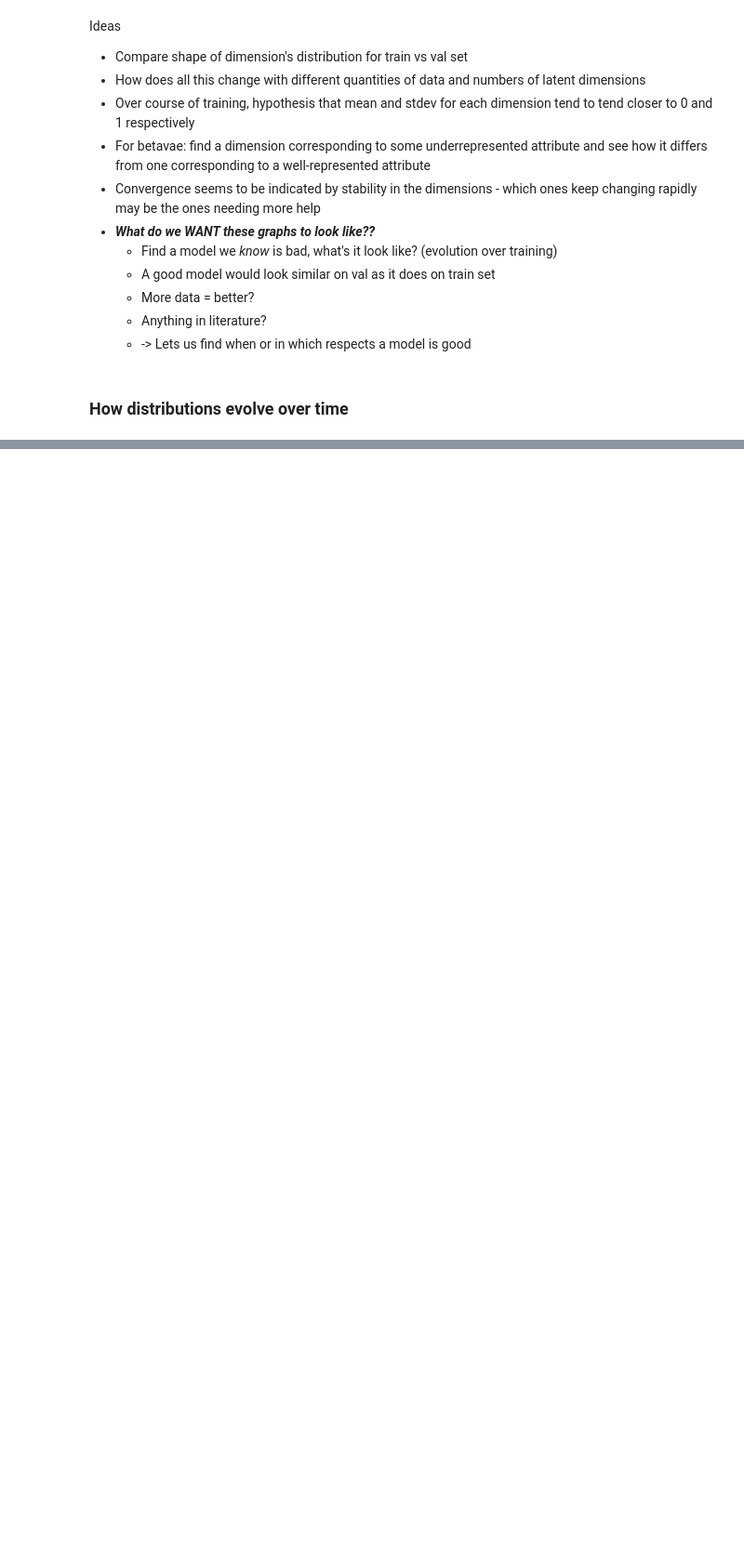
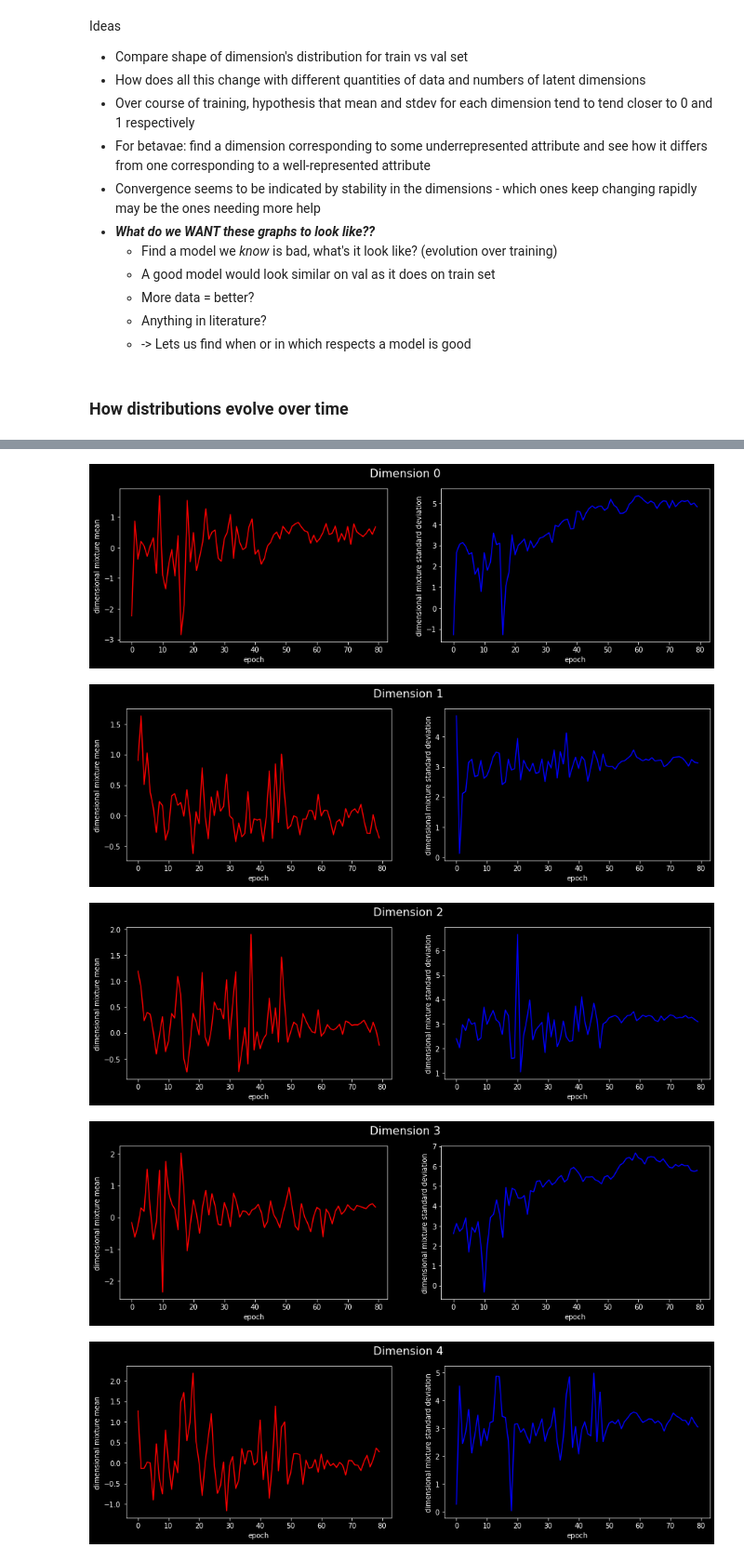
Before and after one commit to soCromp/generative-models, a Jupyter notebook: dists.ipynb, the cells around one changed output, grey strips where cells are left out. Shown at 93% size. Cells and saved outputs as stored; diff of their text form; code cells hidden in the pictures; blank space fills up the shorter version.

```diff
--- a/dists.ipynb
+++ b/dists.ipynb
@@ -333,0 +294,16 @@ for epoch in range(len(ckpts)-1):
+# %%
+for d in range(D):
+    fig, (ax1, ax2) = plt.subplots(1,2, figsize=(15, 4))
+    ax1.plot(range(edmu.shape[1]), edmu[d,:], color='red')
+    ax1.set_xlabel("epoch")
+    ax1.set_ylabel("dimensional mixture mean")
+    ax2.plot(range(edsd.shape[1]), edsd[d,:], color='blue')
+    ax2.set_xlabel("epoch")
+    ax2.set_ylabel('dimensional mixture standard deviation')
+    fig.suptitle(f"Dimension {d}", fontsize=16)
+# %% [output]
+[figure, added]
+[figure, added]
+[figure, added]
+[figure, added]
+[figure, added]
```
Also changed, not shown: parts of 9 cells of this notebook.
